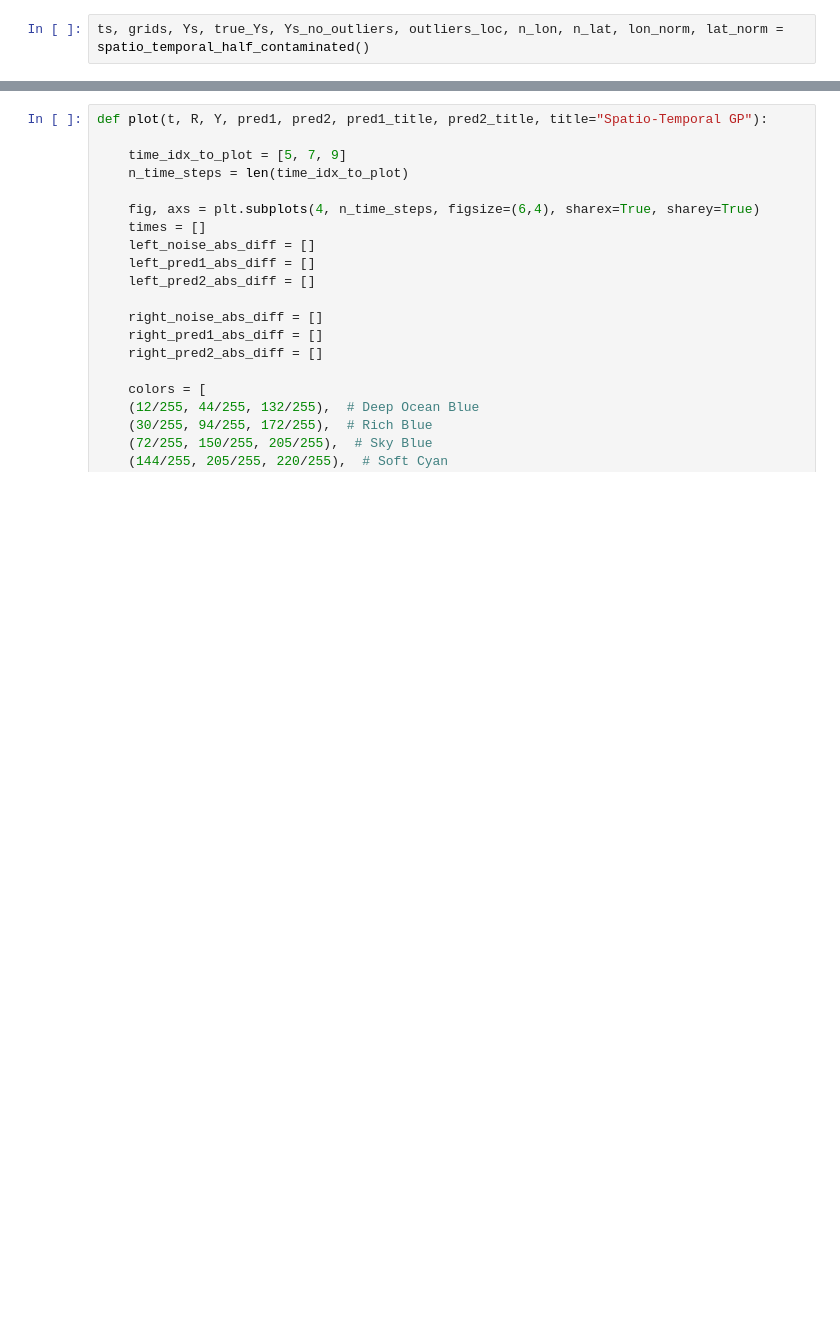
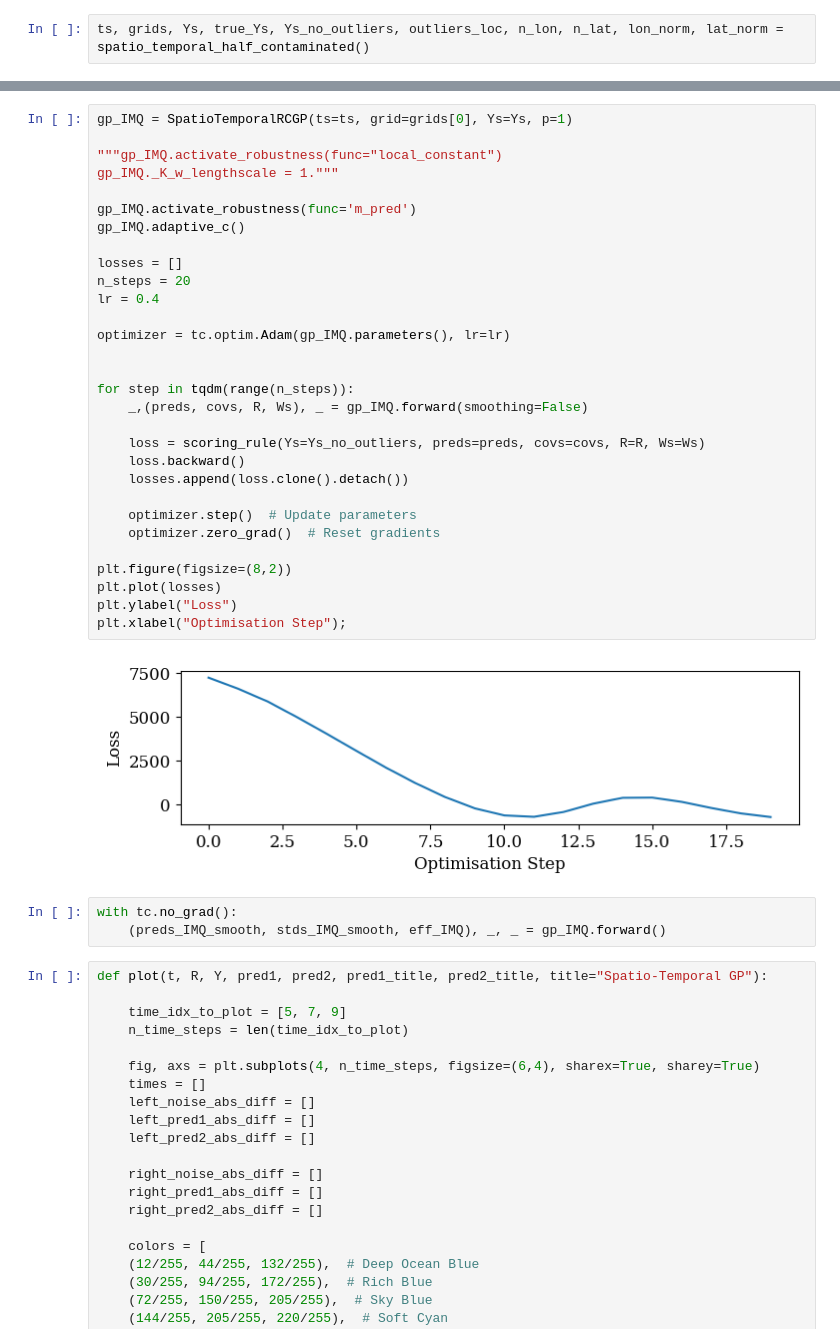
Before and after one commit to williamlaplante/ST-RCGP, a Jupyter notebook: experiments/simulated-spatio-temporal/simulation-half-contaminated.ipynb, the cells around one changed output, grey strips where cells are left out. Saved outputs shown, nothing was run; the diff lists cells and outputs as text; blank space fills up the shorter version.

```diff
--- a/experiments/simulated-spatio-temporal/simulation-half-contaminated.ipynb
+++ b/experiments/simulated-spatio-temporal/simulation-half-contaminated.ipynb
@@ -34,3 +64,38 @@ with tc.no_grad():
+# %%
+gp_IMQ = SpatioTemporalRCGP(ts=ts, grid=grids[0], Ys=Ys, p=1)
+
+"""gp_IMQ.activate_robustness(func="local_constant")
+gp_IMQ._K_w_lengthscale = 1."""
+
+gp_IMQ.activate_robustness(func='m_pred')
+gp_IMQ.adaptive_c()
+
+losses = []
+n_steps = 20
+lr = 0.4
+
+optimizer = tc.optim.Adam(gp_IMQ.parameters(), lr=lr)
+
+
+for step in tqdm(range(n_steps)):
+    _,(preds, covs, R, Ws), _ = gp_IMQ.forward(smoothing=False)
+
+    loss = scoring_rule(Ys=Ys_no_outliers, preds=preds, covs=covs, R=R, Ws=Ws)
+    loss.backward()
+    losses.append(loss.clone().detach())
+
+    optimizer.step()  # Update parameters
+    optimizer.zero_grad()  # Reset gradients
+
+plt.figure(figsize=(8,2))
+plt.plot(losses)
+plt.ylabel("Loss")
+plt.xlabel("Optimisation Step");
+# %% [output]
+[figure, added]
+# %%
+with tc.no_grad():
+    (preds_IMQ_smooth, stds_IMQ_smooth, eff_IMQ), _, _ = gp_IMQ.forward()
 # %%
 def plot(t, R, Y, pred1, pred2, pred1_title, pred2_title, title="Spatio-Temporal GP"):
 
```
Also changed, not shown: parts of 6 cells of this notebook, 13 other files.
